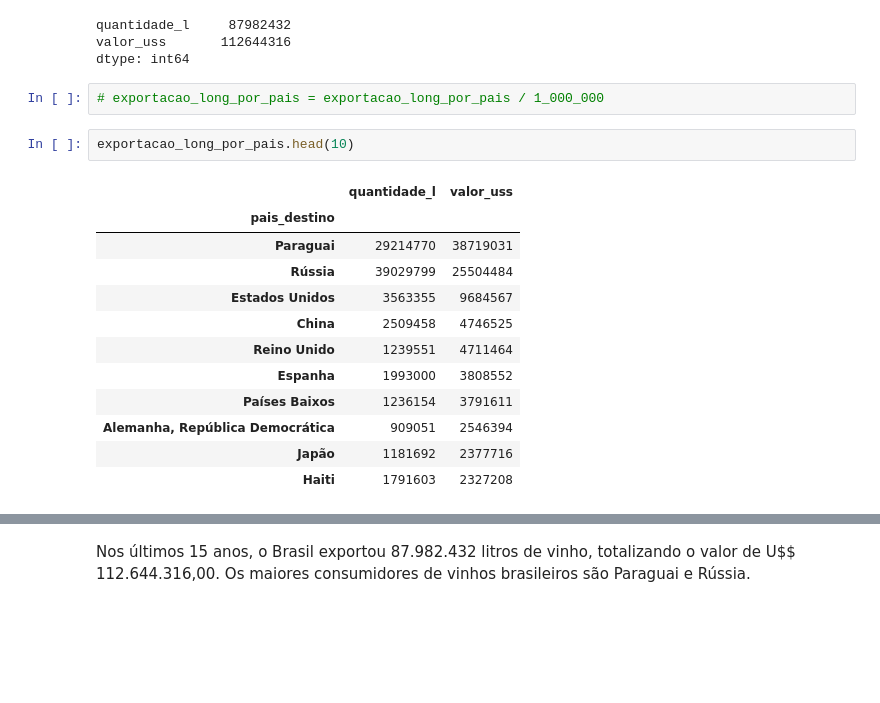
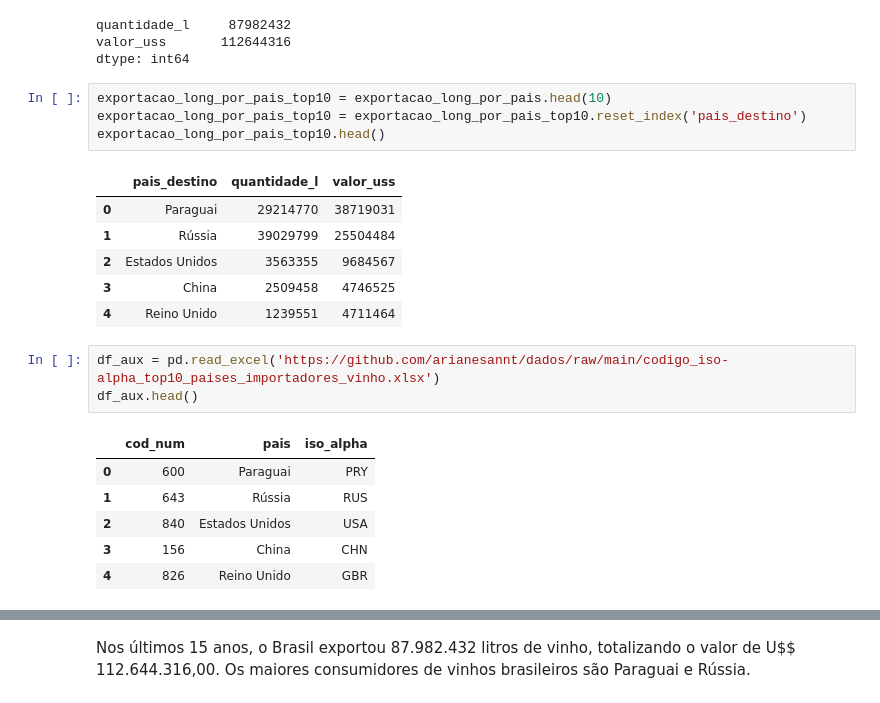
Before and after one commit to arianesannt/notebooks, a Jupyter notebook: Desafio_tech_challenge_organizado.ipynb, the cells around one changed output, grey strips where cells are left out. Saved outputs shown, nothing was run; the diff lists cells and outputs as text; blank space fills up the shorter version.

```diff
--- a/Desafio_tech_challenge_organizado.ipynb
+++ b/Desafio_tech_challenge_organizado.ipynb
@@ -163,20 +193,24 @@ exportacao_long_por_pais.sum()
 quantidade_l     87982432
 valor_uss       112644316
 dtype: int64
-# %%
-# exportacao_long_por_pais = exportacao_long_por_pais / 1_000_000
-# %%
-exportacao_long_por_pais.head(10)
-# %% [output]
-|  | quantidade_l | valor_uss |
-| pais_destino |  |  |
-| Paraguai | 29214770 | 38719031 |
-| Rússia | 39029799 | 25504484 |
-| Estados Unidos | 3563355 | 9684567 |
-| China | 2509458 | 4746525 |
-| Reino Unido | 1239551 | 4711464 |
-| Espanha | 1993000 | 3808552 |
-| Países Baixos | 1236154 | 3791611 |
-| Alemanha, República Democrática | 909051 | 2546394 |
-| Japão | 1181692 | 2377716 |
-| Haiti | 1791603 | 2327208 |
+# %%
+exportacao_long_por_pais_top10 = exportacao_long_por_pais.head(10)
+exportacao_long_por_pais_top10 = exportacao_long_por_pais_top10.reset_index('pais_destino')
+exportacao_long_por_pais_top10.head()
+# %% [output]
+|  | pais_destino | quantidade_l | valor_uss |
+| 0 | Paraguai | 29214770 | 38719031 |
+| 1 | Rússia | 39029799 | 25504484 |
+| 2 | Estados Unidos | 3563355 | 9684567 |
+| 3 | China | 2509458 | 4746525 |
+| 4 | Reino Unido | 1239551 | 4711464 |
+# %%
+df_aux = pd.read_excel('https://github.com/arianesannt/dados/raw/main/codigo_iso-alpha_top10_paises_importadores_vinho.xlsx')
+df_aux.head()
+# %% [output]
+|  | cod_num | pais | iso_alpha |
+| 0 | 600 | Paraguai | PRY |
+| 1 | 643 | Rússia | RUS |
+| 2 | 840 | Estados Unidos | USA |
+| 3 | 156 | China | CHN |
+| 4 | 826 | Reino Unido | GBR |
```
Also changed, not shown: parts of 15 cells of this notebook.
